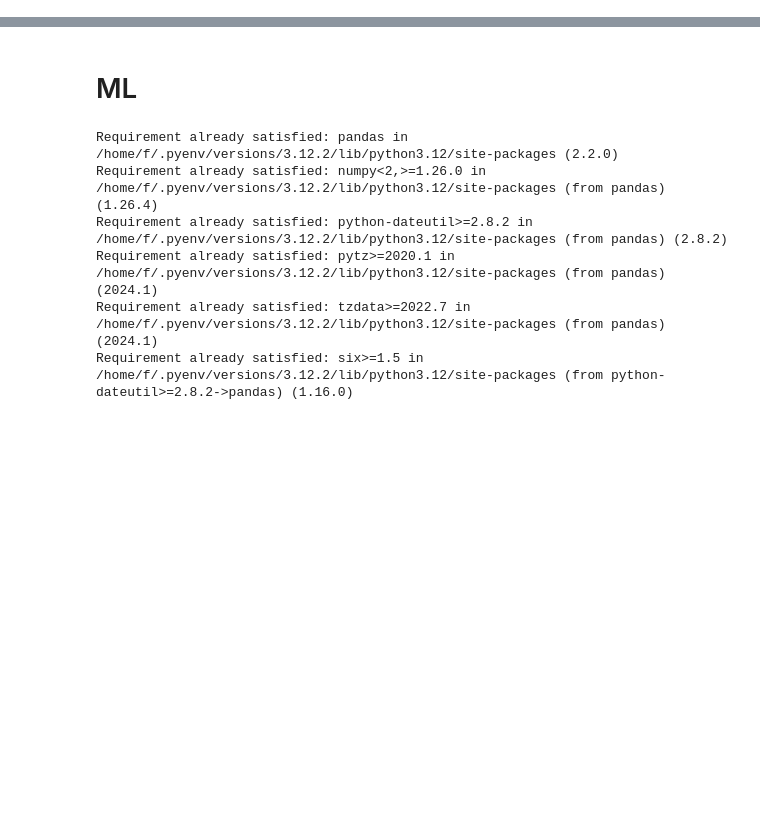
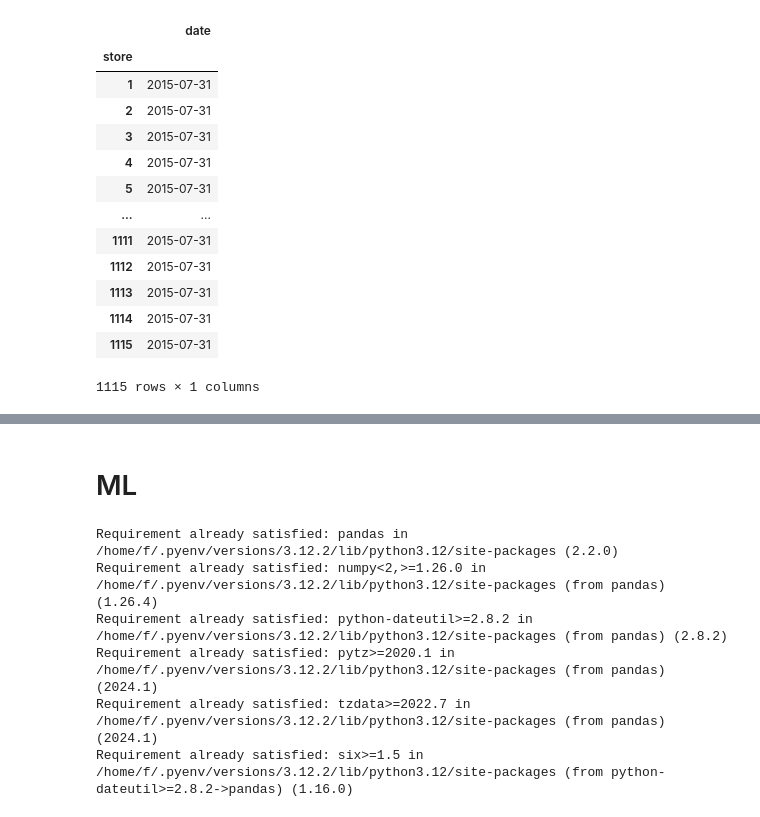
Before and after one commit to ffredericoDS/DS_producao, a Jupyter notebook: 7-ML.ipynb, the cells around one changed output, grey strips where cells are left out. Cells and saved outputs as stored; diff of their text form; code cells hidden in the pictures; blank space fills up the shorter version.

```diff
--- a/7-ML.ipynb
+++ b/7-ML.ipynb
@@ -103,0 +136,18 @@ cols_selected_boruta = cols_selected_borutaa.columns.tolist()
+# %%
+aux1 = df6.loc[:,['store','date']].groupby('store').max()
+aux1
+# %% [output]
+|  | date |
+| store |  |
+| 1 | 2015-07-31 |
+| 2 | 2015-07-31 |
+| 3 | 2015-07-31 |
+| 4 | 2015-07-31 |
+| 5 | 2015-07-31 |
+| ... | ... |
+| 1111 | 2015-07-31 |
+| 1112 | 2015-07-31 |
+| 1113 | 2015-07-31 |
+| 1114 | 2015-07-31 |
+| 1115 | 2015-07-31 |
+1115 rows × 1 columns
```
Also changed, not shown: parts of 38 cells of this notebook.
